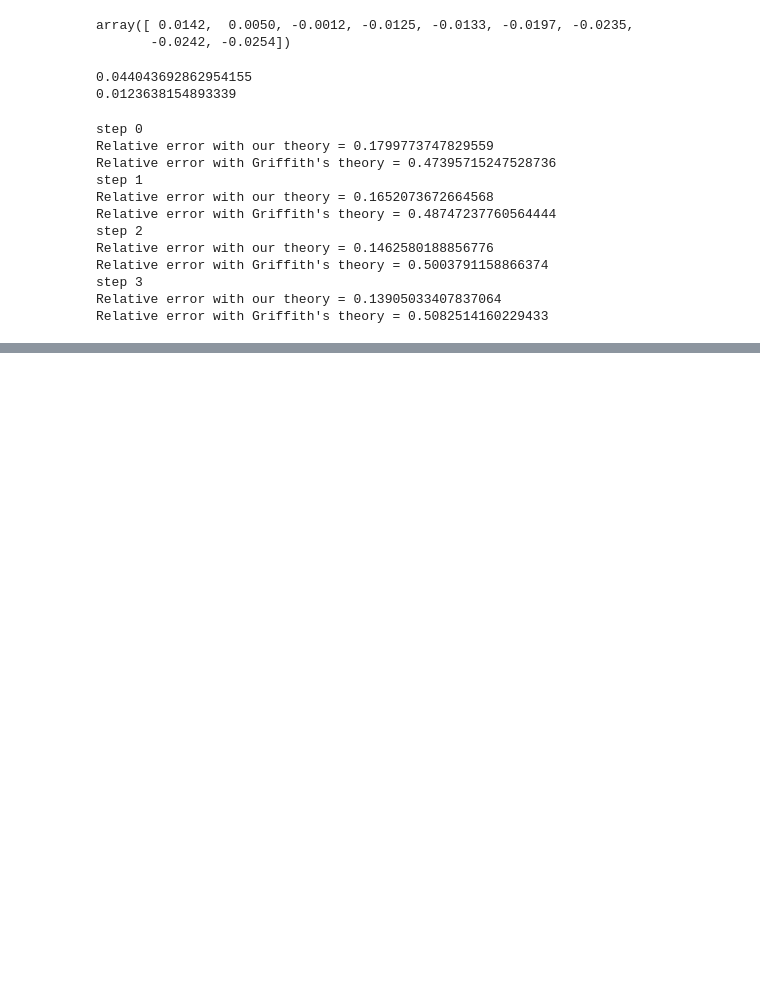
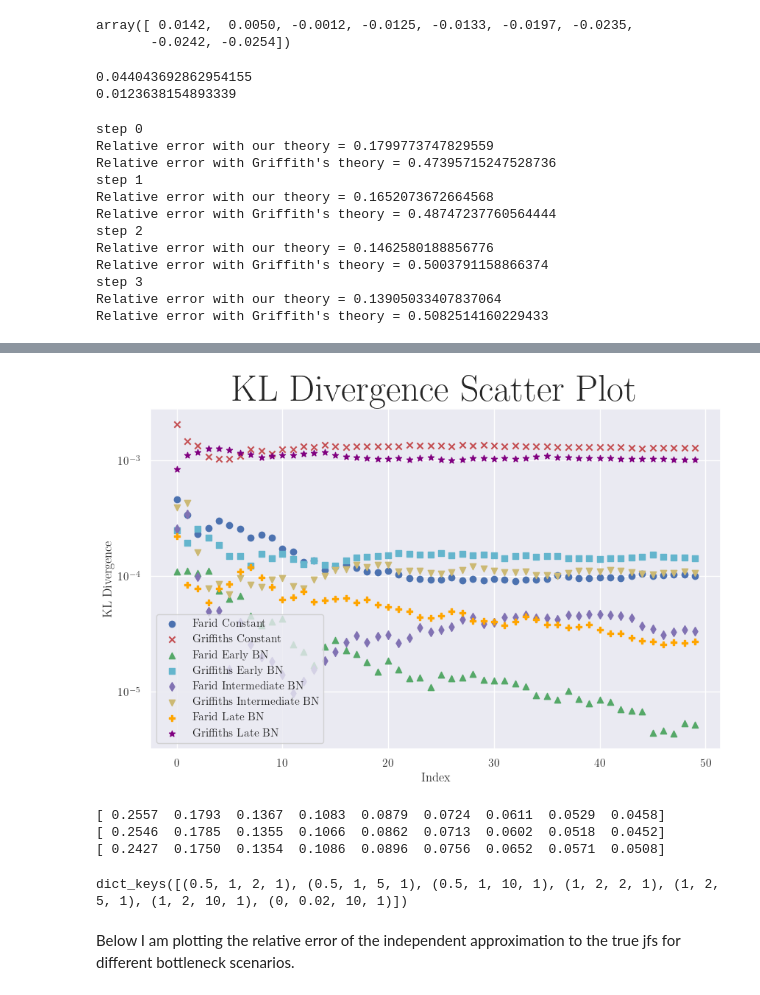
Before and after one commit to FaridKaveh/jfsNumerics, a Jupyter notebook: ParseProbabilities_n6.ipynb, the cells around one changed output, grey strips where cells are left out. Cells and saved outputs as stored; diff of their text form; code cells hidden in the pictures; blank space fills up the shorter version.

```diff
--- a/ParseProbabilities_n6.ipynb
+++ b/ParseProbabilities_n6.ipynb
@@ -1631,0 +1771,5 @@ array([ 0.0195,  0.0031, -0.0012, -0.0023, -0.0033, -0.0035, -0.0036,
+# %%
+late_BN_sims = np.loadtxt(data_folder+"QnbBNlate6_v3.csv", delimiter=',', skiprows=0)
+intermediate_BN_sims = np.loadtxt(data_folder+"QnbBN_intermediate_v3.csv", delimiter=',', skiprows=0)
+early_BN_sims = np.loadtxt(data_folder+"QnbBN_early_v3.csv", delimiter=',', skiprows=0)
+constant_sims = np.loadtxt(data_folder+"QnbBN_constant.csv", delimiter=',', skiprows=0)
@@ -1631,0 +1790,16 @@ array([ 0.0195,  0.0031, -0.0012, -0.0023, -0.0033, -0.0035, -0.0036,
+# %%
+for idx, row in enumerate(constant_sims):
+    KL_divs_farid_constant[idx] = entropy(row, qk=jfs10_marginal)
+    KL_divs_Griffiths_constant[idx] = entropy(row, qk=Griffith_marginal)
+
+for idx, row in enumerate(early_BN_sims):
+    KL_divs_farid_earlyBN[idx] = entropy(row, qk=jfs_early_BN_marginal)
+    KL_divs_Griffiths_earlyBN[idx] = entropy(row, qk=Griffith_early_BN)
+
+for idx, row in enumerate(intermediate_BN_sims):
+    KL_divs_farid_intermediateBN[idx] = entropy(row, qk=jfs_intermediate_BN_marginal)
+    KL_divs_Griffiths_intermediateBN[idx] = entropy(row, qk=Griffith_intermediate_BN)
+
+for idx, row in enumerate(late_BN_sims):
+    KL_divs_farid_lateBN[idx] = entropy(row, qk=jfs_late_BN_marginal)
+    KL_divs_Griffiths_lateBN[idx] = entropy(row, qk=Griffith_late_BN)
@@ -1631,0 +1857,29 @@ array([ 0.0195,  0.0031, -0.0012, -0.0023, -0.0033, -0.0035, -0.0036,
+# %%
+plt.figure(figsize=(10, 6))
+
+plt.scatter(range(50), KL_divs_farid_constant[:50], label='Farid Constant', marker='o', color='b')
+plt.scatter(range(50), KL_divs_Griffiths_constant[:50], label='Griffiths Constant', marker='x', color='r')
+plt.scatter(range(50), KL_divs_farid_earlyBN[:50], label='Farid Early BN', marker='^', color='g')
+plt.scatter(range(50), KL_divs_Griffiths_earlyBN[:50], label='Griffiths Early BN', marker='s', color='c')
+plt.scatter(range(50), KL_divs_farid_intermediateBN[:50], label='Farid Intermediate BN', marker='d', color='m')
+plt.scatter(range(50), KL_divs_Griffiths_intermediateBN[:50], label='Griffiths Intermediate BN', marker='v', color='y')
+plt.scatter(range(50), KL_divs_farid_lateBN[:50], label='Farid Late BN', marker='P', color='orange')
+plt.scatter(range(50), KL_divs_Griffiths_lateBN[:50], label='Griffiths Late BN', marker='*', color='purple')
+
+
+plt.xlabel('Index')
+plt.ylabel('KL Divergence')
+plt.yscale('log')
+plt.title('KL Divergence Scatter Plot')
+plt.legend()
+plt.show()
+# %% [output]
+[figure, added]
+# %%
+print(late_BN_sims[-1])
+print(jfs_late_BN_marginal)
+print(Griffith_late_BN)
+# %% [output]
+[ 0.2557  0.1793  0.1367  0.1083  0.0879  0.0724  0.0611  0.0529  0.0458]
+[ 0.2546  0.1785  0.1355  0.1066  0.0862  0.0713  0.0602  0.0518  0.0452]
+[ 0.2427  0.1750  0.1354  0.1086  0.0896  0.0756  0.0652  0.0571  0.0508]
@@ -1631,0 +1933,6 @@ array([ 0.0195,  0.0031, -0.0012, -0.0023, -0.0033, -0.0035, -0.0036,
+# %%
+jfsDict.keys()
+# %% [output]
+dict_keys([(0.5, 1, 2, 1), (0.5, 1, 5, 1), (0.5, 1, 10, 1), (1, 2, 2, 1), (1, 2, 5, 1), (1, 2, 10, 1), (0, 0.02, 10, 1)])
+# %% [markdown]
+Below I am plotting the relative error of the independent approximation to the true jfs for different bottleneck scenarios.
```
Also changed, not shown: parts of 39 cells of this notebook, 3 other files.
